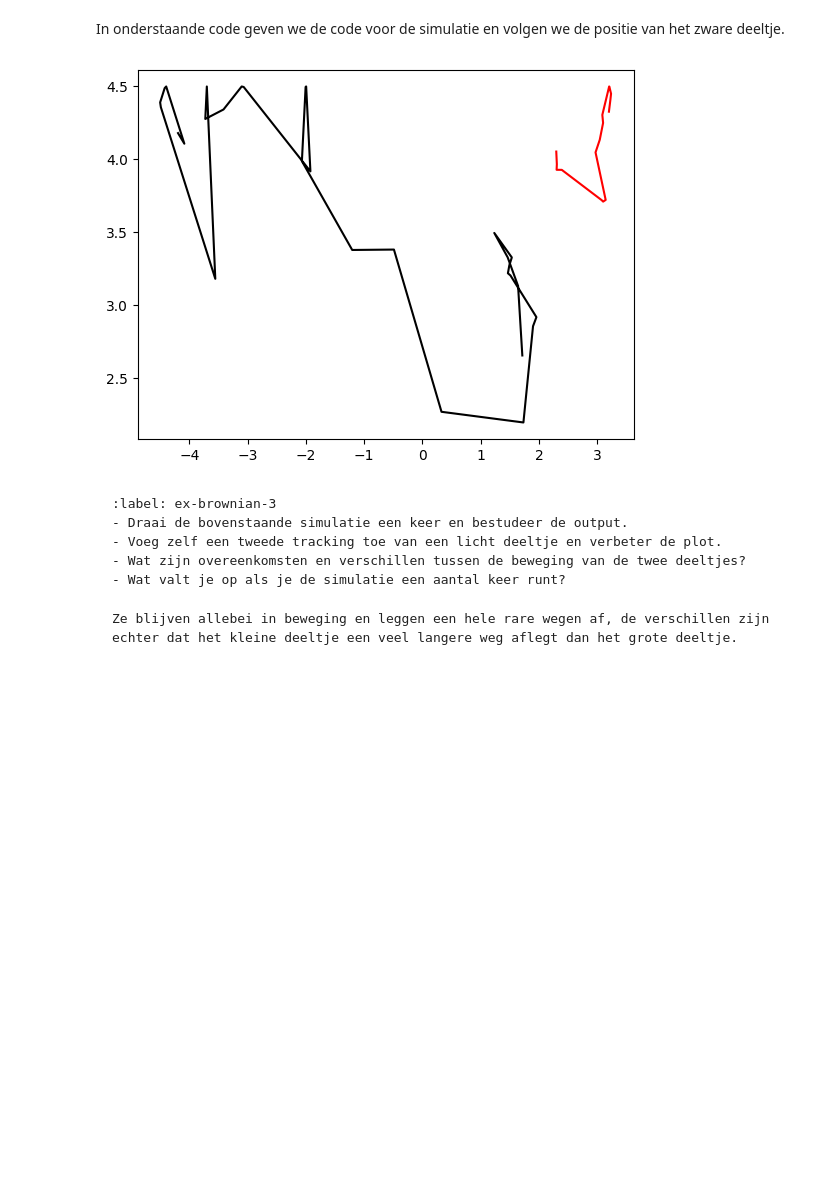
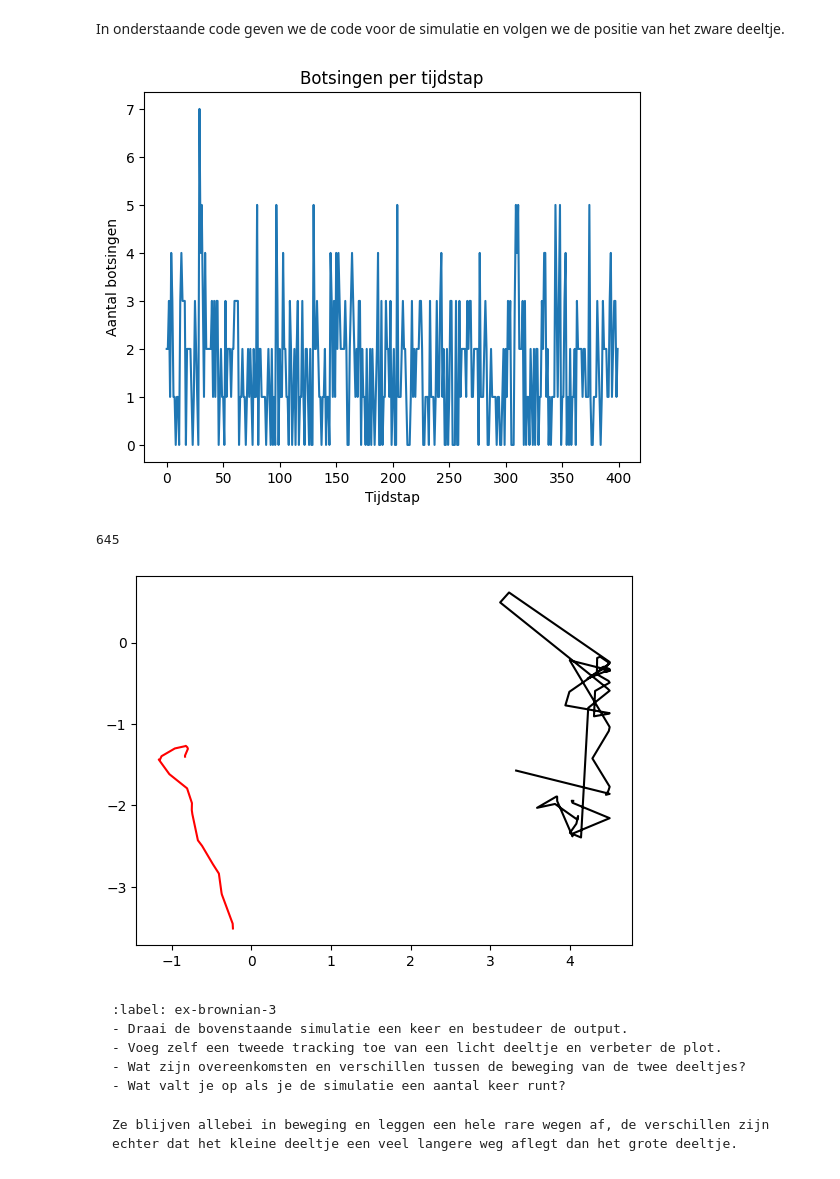
Before and after one commit to sjiemen/17, a Jupyter notebook: Content/PySim/4_brownianmotion.ipynb, the cells around one changed output. Drawn from its saved outputs; the diff is of its cells as text; code cells hidden in the pictures; blank space fills up the shorter version.

Commit message:
Grafiek totaal aantal botsingen

````diff
--- a/Content/PySim/4_brownianmotion.ipynb
+++ b/Content/PySim/4_brownianmotion.ipynb
@@ -176,39 +176,46 @@ def handle_collisions(particles):
                 local_count += 1
     return local_count
 
-#your code/answer
 
-#your code/answer
 count  = 0
 for i in range(400):
 
     # Update posities + wandbotsingen
     for p in particles:
         p.update_position()
         p.boxcollision()
 
     # Botsingen detecteren
     new_collisions = handle_collisions(particles)
     count += new_collisions
 
     # Sla het aantal botsingen *deze tijdstap* op
     collisions_per_timestep.append(new_collisions)
 
     # Tracking van positie zware en kleine deeltjes
     track_x.append(particles[N-1].r[0])
     track_y.append(particles[N-1].r[1])
     track_x_small.append(particles[N-6].r[0])
     track_y_small.append(particles[N-6].r[1])
 
+plt.figure()
+plt.plot(collisions_per_timestep)
+plt.xlabel("Tijdstap")
+plt.ylabel("Aantal botsingen")
+plt.title("Botsingen per tijdstap")
+plt.show()
+print(count)
 
-#your code/answer
+
 
 plt.figure()
 plt.plot(track_x,track_y,'r')
 plt.plot(track_x_small,track_y_small,'k')
 plt.show()
 # %% [output]
-[figure, old version]
+[figure, new version]
+645
+[figure, added]
 # %% [markdown]
 ```{exercise} Brownian motion in beeld
 :label: ex-brownian-3
````
Also changed, not shown: parts of 2 cells of this notebook.
